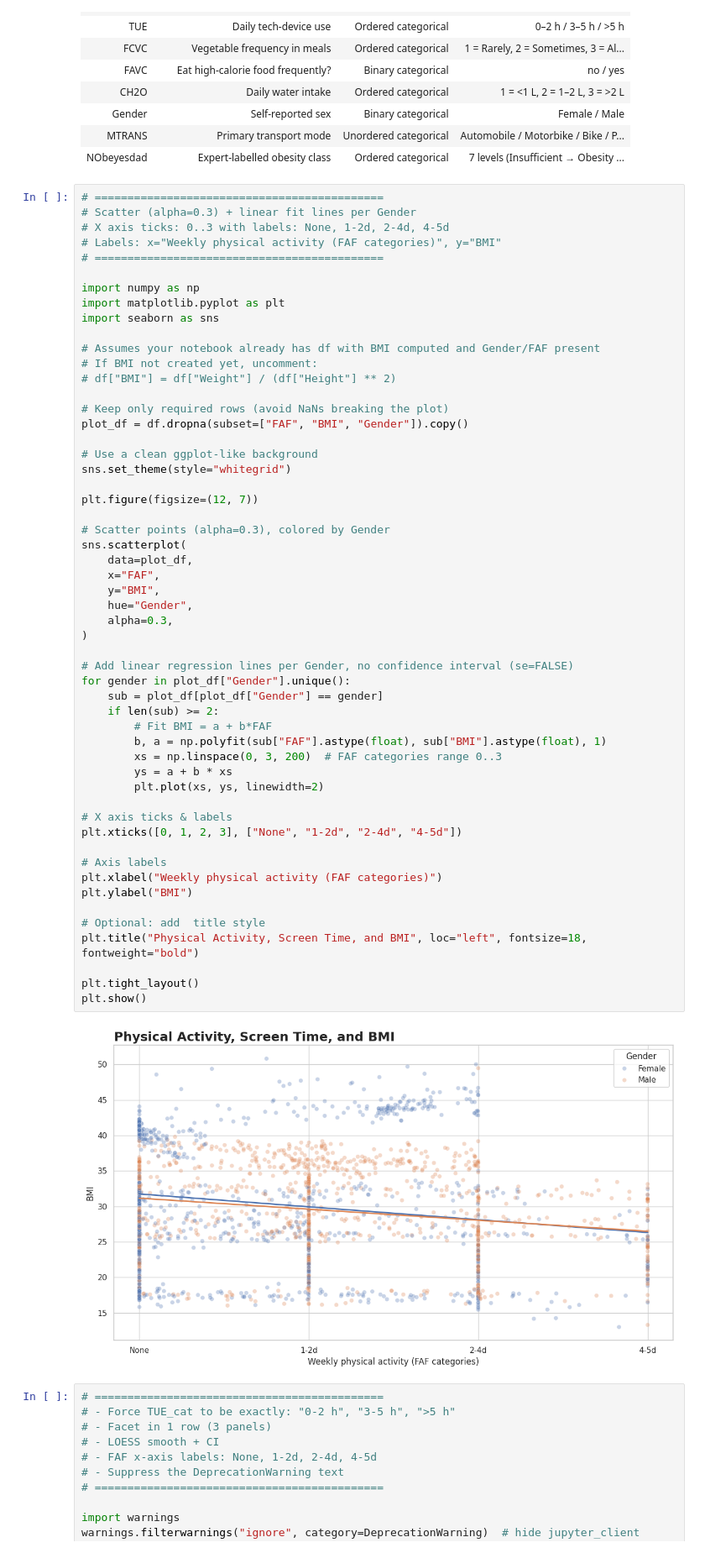
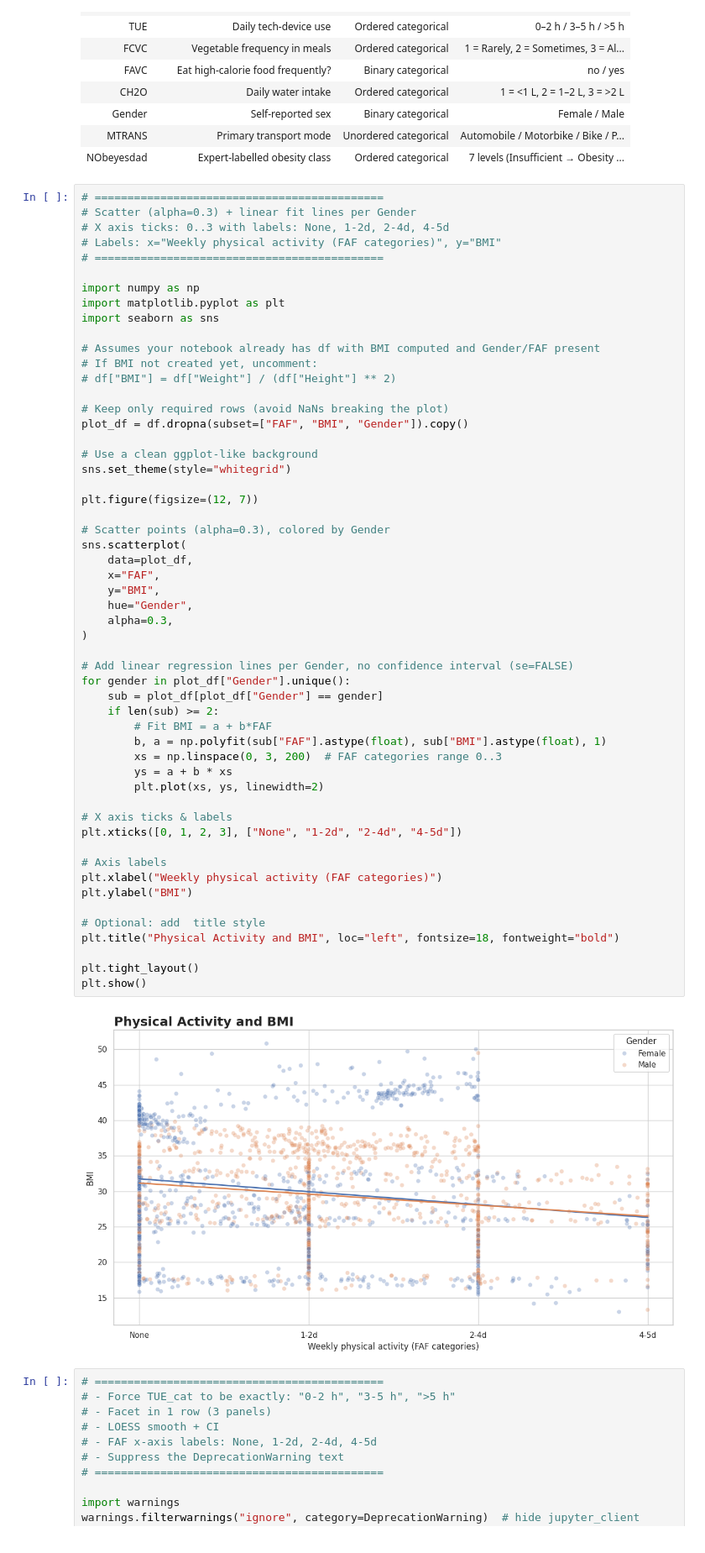
Before and after one commit to MichelleThaeMyat/obesitylevel, a Jupyter notebook: Obesity_Level_Prediction_Project.ipynb, the cells around one changed output. Shown at 84% size. Drawn from its saved outputs; the diff is of its cells as text.

```diff
--- a/Obesity_Level_Prediction_Project.ipynb
+++ b/Obesity_Level_Prediction_Project.ipynb
@@ -768,35 +727,35 @@ plt.figure(figsize=(12, 7))
 sns.scatterplot(
     data=plot_df,
     x="FAF",
     y="BMI",
     hue="Gender",
     alpha=0.3,
 )
 
 # Add linear regression lines per Gender, no confidence interval (se=FALSE)
 for gender in plot_df["Gender"].unique():
     sub = plot_df[plot_df["Gender"] == gender]
     if len(sub) >= 2:
         # Fit BMI = a + b*FAF
         b, a = np.polyfit(sub["FAF"].astype(float), sub["BMI"].astype(float), 1)
         xs = np.linspace(0, 3, 200)  # FAF categories range 0..3
         ys = a + b * xs
         plt.plot(xs, ys, linewidth=2)
 
 # X axis ticks & labels
 plt.xticks([0, 1, 2, 3], ["None", "1-2d", "2-4d", "4-5d"])
 
 # Axis labels
 plt.xlabel("Weekly physical activity (FAF categories)")
 plt.ylabel("BMI")
 
 # Optional: add  title style
-plt.title("Physical Activity, Screen Time, and BMI", loc="left", fontsize=18, fontweight="bold")
+plt.title("Physical Activity and BMI", loc="left", fontsize=18, fontweight="bold")
 
 plt.tight_layout()
 plt.show()
 # %% [output]
-[figure, old version]
+[figure, new version]
 # %%
 # ============================================
 # - Force TUE_cat to be exactly: "0-2 h", "3-5 h", ">5 h"
```
Also changed, not shown: parts of 11 cells of this notebook.
